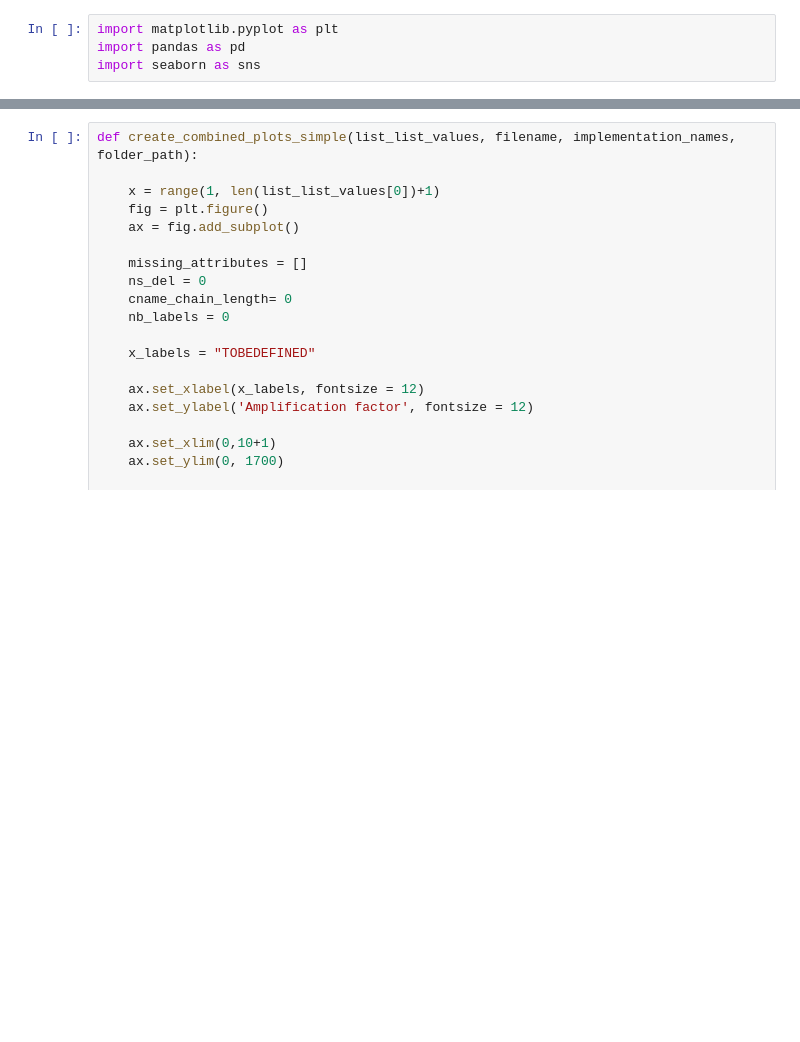
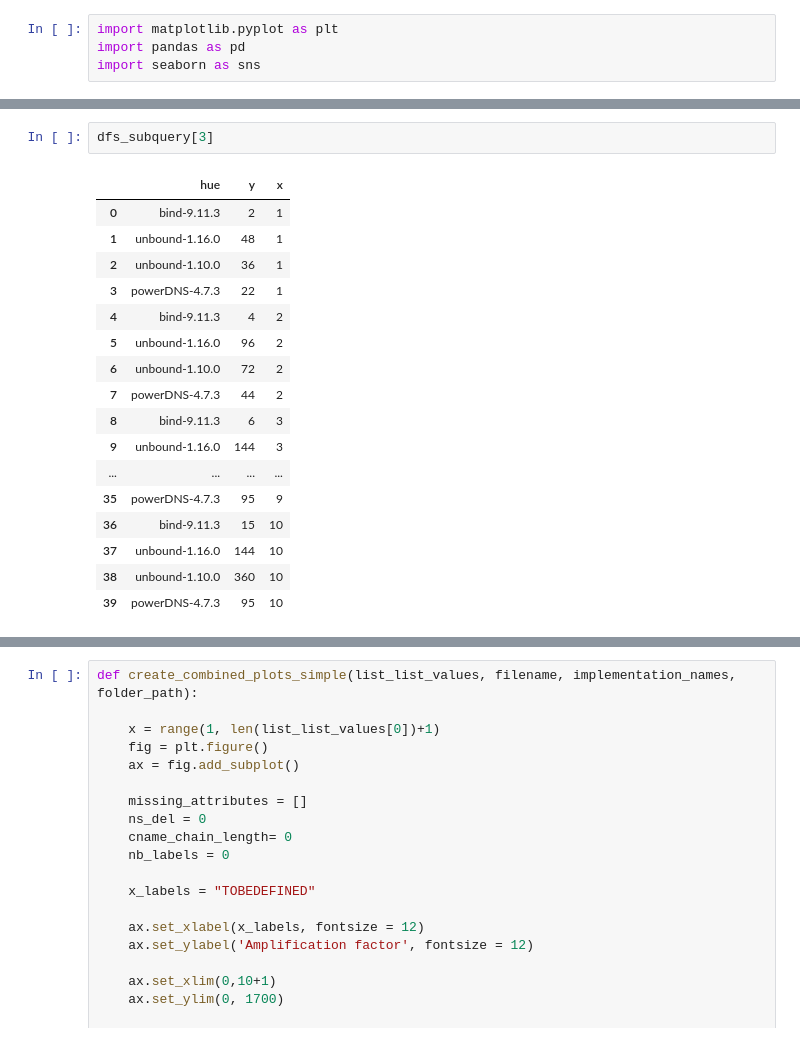
Before and after one commit to jaymoneyjay/dns-testbed, a Jupyter notebook: results/plotter.ipynb, the cells around one changed output, grey strips where cells are left out. Saved outputs shown, nothing was run; the diff lists cells and outputs as text; blank space fills up the shorter version.

```diff
--- a/results/plotter.ipynb
+++ b/results/plotter.ipynb
@@ -134,0 +89,20 @@ figure.tight_layout()
+# %%
+dfs_subquery[3]
+# %% [output]
+|  | hue | y | x |
+| 0 | bind-9.11.3 | 2 | 1 |
+| 1 | unbound-1.16.0 | 48 | 1 |
+| 2 | unbound-1.10.0 | 36 | 1 |
+| 3 | powerDNS-4.7.3 | 22 | 1 |
+| 4 | bind-9.11.3 | 4 | 2 |
+| 5 | unbound-1.16.0 | 96 | 2 |
+| 6 | unbound-1.10.0 | 72 | 2 |
+| 7 | powerDNS-4.7.3 | 44 | 2 |
+| 8 | bind-9.11.3 | 6 | 3 |
+| 9 | unbound-1.16.0 | 144 | 3 |
+| ... | ... | ... | ... |
+| 35 | powerDNS-4.7.3 | 95 | 9 |
+| 36 | bind-9.11.3 | 15 | 10 |
+| 37 | unbound-1.16.0 | 144 | 10 |
+| 38 | unbound-1.10.0 | 360 | 10 |
+| 39 | powerDNS-4.7.3 | 95 | 10 |
```
Also changed, not shown: parts of 14 cells of this notebook, 10 other files.
